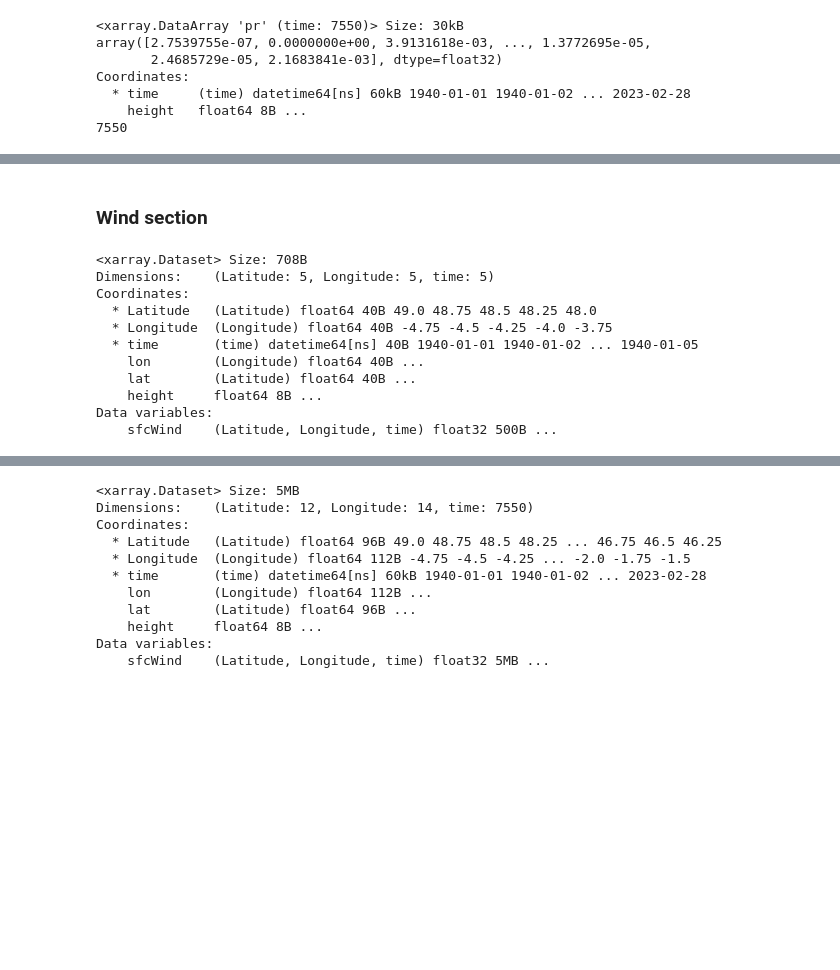
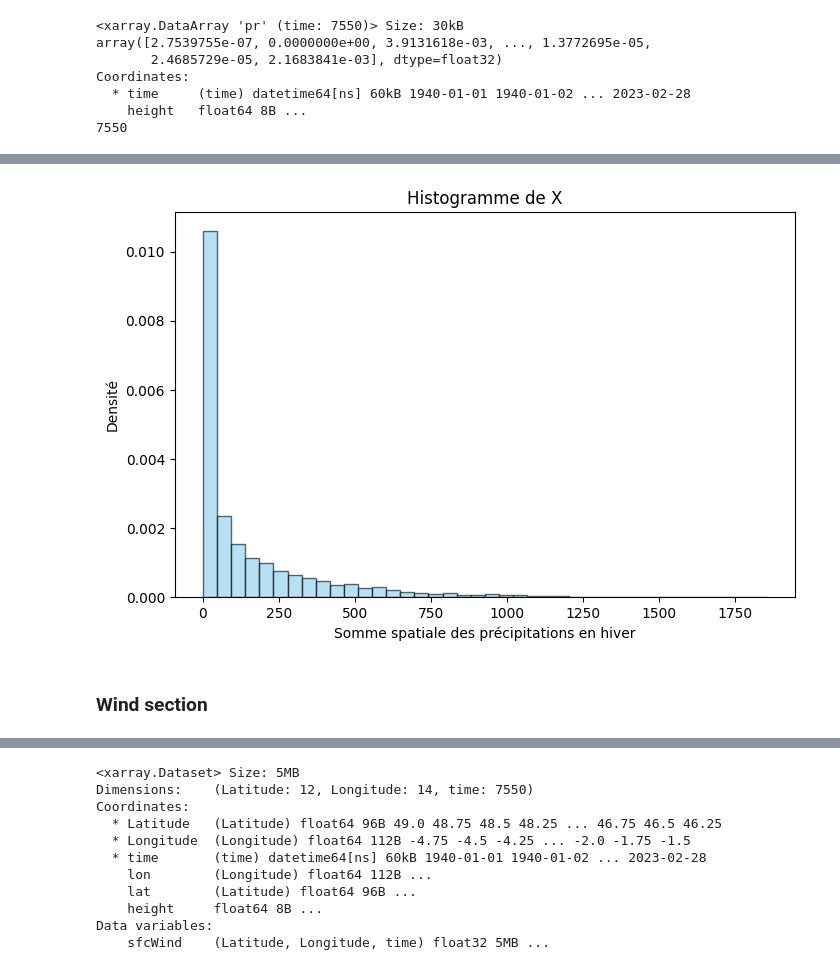
Before and after one commit to Faza20-lab/Projet_stats, a Jupyter notebook: Projet_stats.ipynb, the cells around one changed output, grey strips where cells are left out. Saved outputs shown, nothing was run; the diff lists cells and outputs as text; code cells hidden in the pictures; blank space fills up the shorter version.

```diff
--- a/Projet_stats.ipynb
+++ b/Projet_stats.ipynb
@@ -143,19 +149,18 @@ plt.show()
+# %%
+#Histogramme de X
+plt.figure(figsize=(8,5))
+
+plt.hist(X_mm_per_day, bins=40, density=True, alpha=0.6, color='skyblue', edgecolor='black')
+
+plt.xlabel("Somme spatiale des précipitations en hiver")
+plt.ylabel("Densité")
+plt.title("Histogramme de X")
+
+plt.show()
+# %% [output]
+[figure, added]
 # %% [markdown]
 ### **Wind section**
 # %%
 file_wind = '/content/drive/MyDrive/data/ERA5_wind_daily_1940_2023_FR_brittany.nc'
 ds2 = xr.open_dataset(file_wind)
-# %%
-ds2.head()
-# %% [output]
-<xarray.Dataset> Size: 708B
-Dimensions:    (Latitude: 5, Longitude: 5, time: 5)
-Coordinates:
-  * Latitude   (Latitude) float64 40B 49.0 48.75 48.5 48.25 48.0
-  * Longitude  (Longitude) float64 40B -4.75 -4.5 -4.25 -4.0 -3.75
-  * time       (time) datetime64[ns] 40B 1940-01-01 1940-01-02 ... 1940-01-05
-    lon        (Longitude) float64 40B ...
-    lat        (Latitude) float64 40B ...
-    height     float64 8B ...
-Data variables:
-    sfcWind    (Latitude, Longitude, time) float32 500B ...
```
Also changed, not shown: parts of 71 cells of this notebook.
